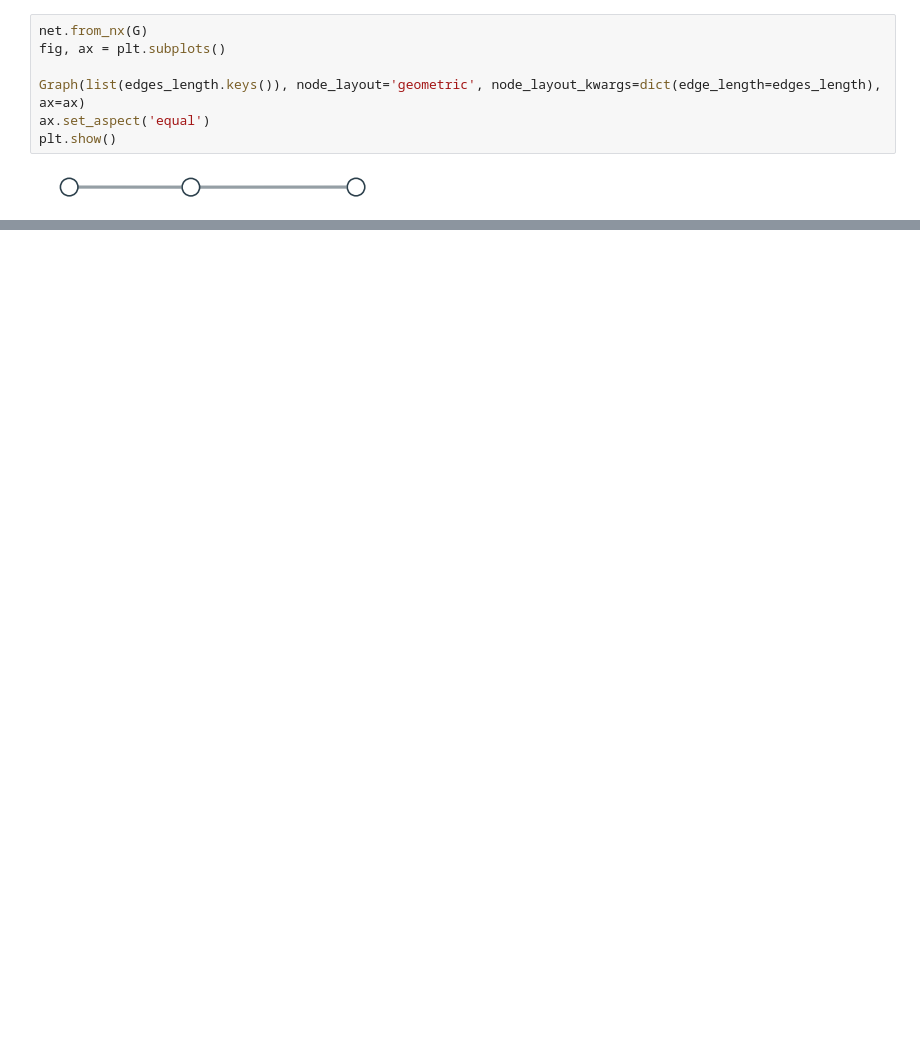
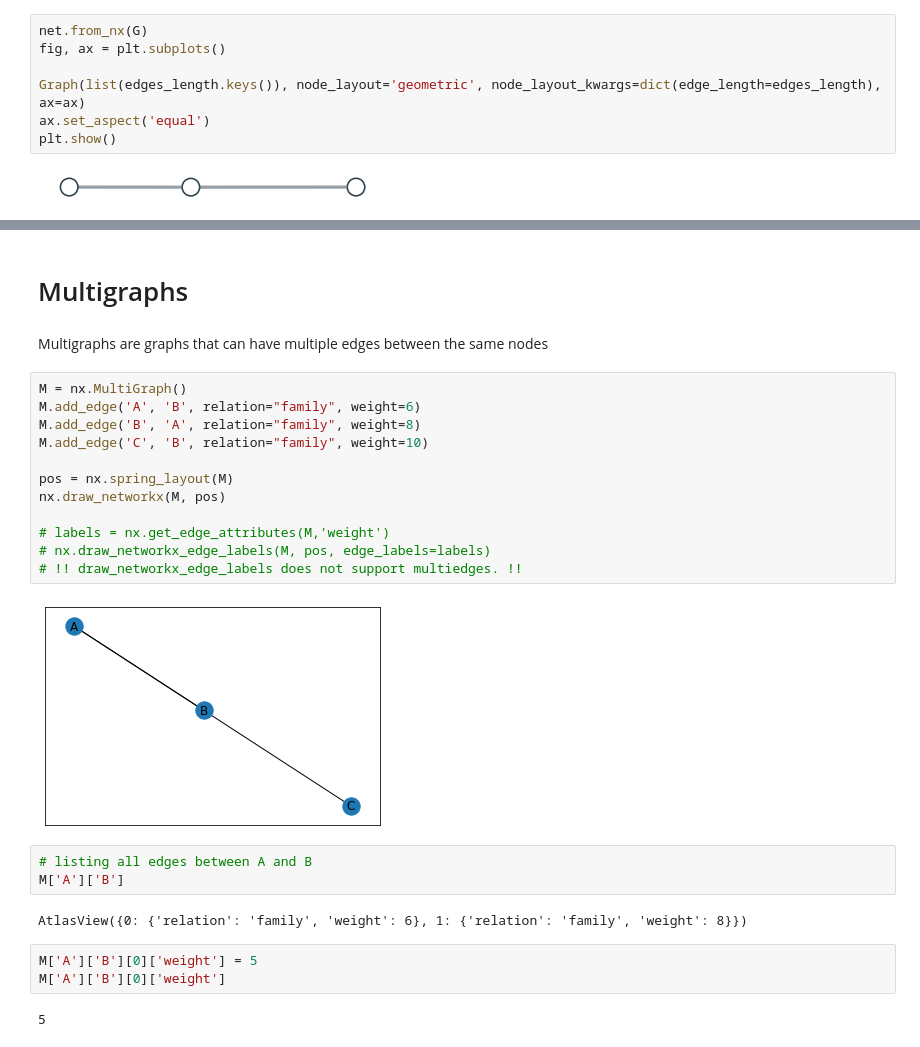
Before and after one commit to Siliam/social_network_analysis, a Jupyter notebook: networkx/Nodes and Edges - NetworkX.ipynb, the cells around one changed output, grey strips where cells are left out. Drawn from its saved outputs; the diff is of its cells as text; blank space fills up the shorter version.

```diff
--- a/networkx/Nodes and Edges - NetworkX.ipynb
+++ b/networkx/Nodes and Edges - NetworkX.ipynb
@@ -49,0 +124,28 @@ plt.show()
+# %% [markdown]
+# Multigraphs
+# %% [markdown]
+Multigraphs are graphs that can have multiple edges between the same nodes
+# %%
+M = nx.MultiGraph()
+M.add_edge('A', 'B', relation="family", weight=6)
+M.add_edge('B', 'A', relation="family", weight=8)
+M.add_edge('C', 'B', relation="family", weight=10)
+
+pos = nx.spring_layout(M)
+nx.draw_networkx(M, pos)
+
+# labels = nx.get_edge_attributes(M,'weight')
+# nx.draw_networkx_edge_labels(M, pos, edge_labels=labels)
+# !! draw_networkx_edge_labels does not support multiedges. !!
+# %% [output]
+[figure, added]
+# %%
+# listing all edges between A and B
+M['A']['B']
+# %% [output]
+AtlasView({0: {'relation': 'family', 'weight': 6}, 1: {'relation': 'family', 'weight': 8}})
+# %%
+M['A']['B'][0]['weight'] = 5
+M['A']['B'][0]['weight']
+# %% [output]
+5
```
Also changed, not shown: parts of 25 cells of this notebook.
